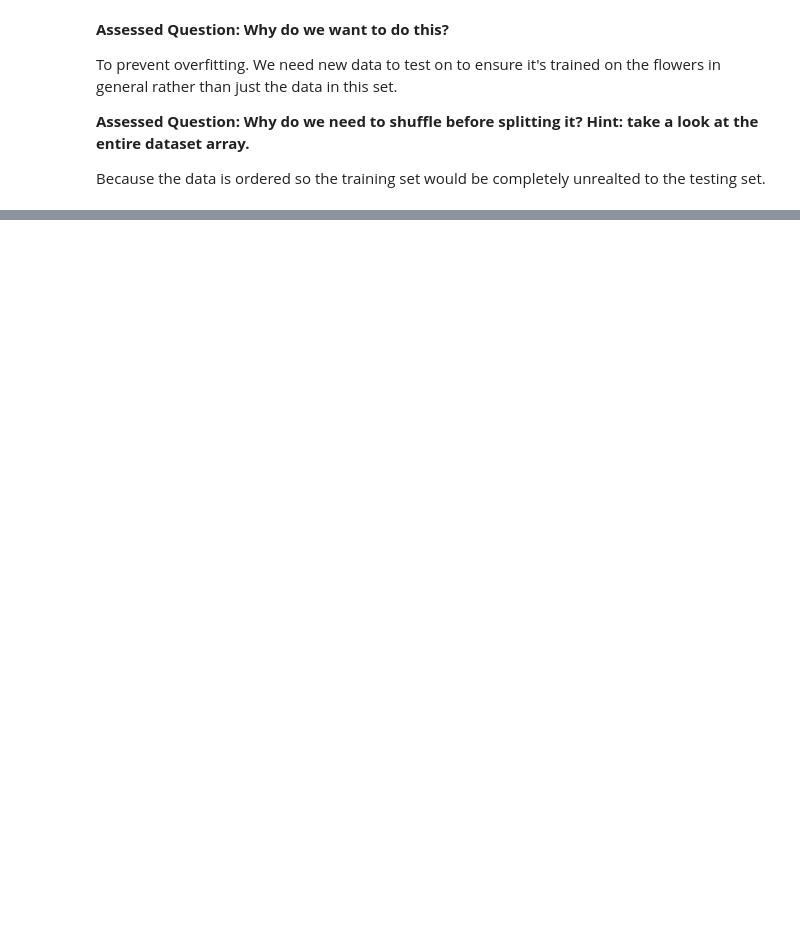
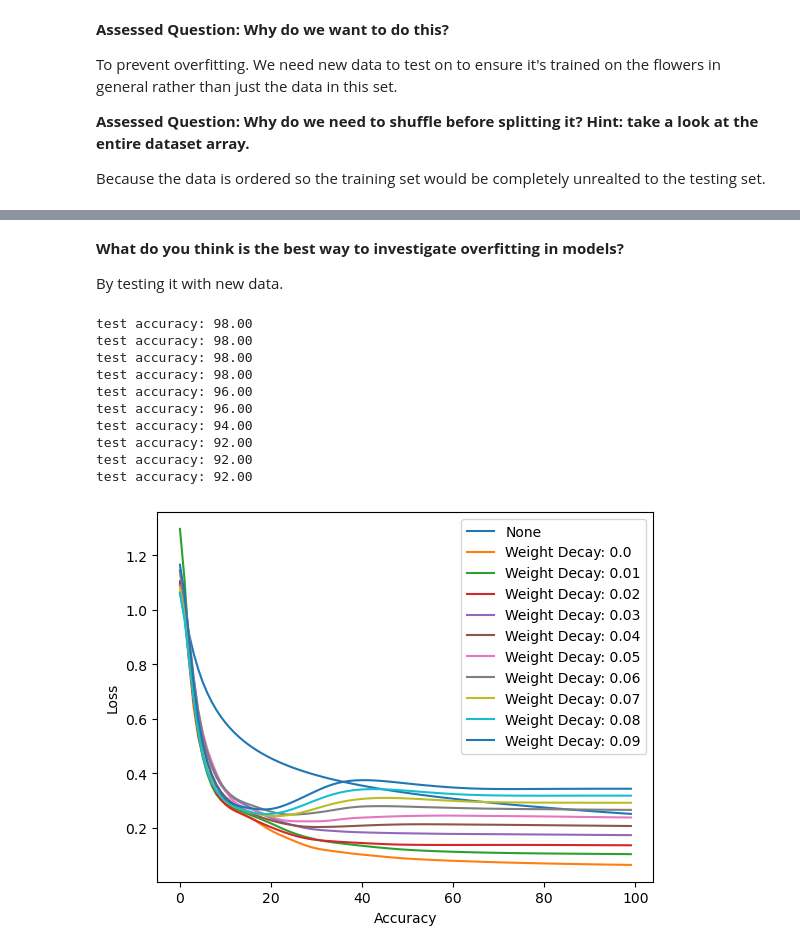
Before and after one commit to br-jack/DeepLearning26, a Jupyter notebook: lab-1-dnns/Lab1.ipynb, the cells around one changed output, grey strips where cells are left out. Drawn from its saved outputs; the diff is of its cells as text; code cells hidden in the pictures; blank space fills up the shorter version.

```diff
--- a/lab-1-dnns/Lab1.ipynb
+++ b/lab-1-dnns/Lab1.ipynb
@@ -191,0 +319,78 @@ up to weight decay
+# %% [markdown]
+**What do you think is the best way to investigate overfitting in models?**
+
+By testing it with new data.
+# %%
+from torch import optim
+import matplotlib.pyplot as plt
+
+
+def train_n_test(lr=0.05, print_loss=True, momentum=0, weight_decay=0):
+    # Define the model to optimze
+    model = MLP(feature_count, hidden_layer_size, class_count)
+
+    # The optimizer we'll use to update the model parameters
+    optimizer = optim.SGD(model.parameters(), lr=0.05, momentum=momentum, weight_decay=weight_decay)
+
+    # Now we define the loss function.
+    criterion = nn.CrossEntropyLoss()
+
+    # Now we iterate over the dataset a number of times. Each iteration of the entire dataset
+    # is called an epoch.
+    loss_values = []
+    for epoch in range(0, 100):
+        # We compute the forward pass of the network
+        logits = model.forward(features['train'])
+        # Then the value of loss function
+        loss = criterion(logits,  labels['train'])
+
+        # How well the network does on the batch is an indication of how well training is
+        # progressing
+        if print_loss:
+            print("epoch: {} train accuracy: {:2.2f}, loss: {:5.5f}".format(
+                epoch,
+                accuracy(logits, labels['train']) * 100,
+                loss.item()
+            ))
+        loss_values.append(loss.item())
+
+        # Now we compute the backward pass, which populates the `.grad` attributes of the parameters
+        loss.backward()
+        # Now we update the model parameters using those gradients
+        optimizer.step()
+        # Now we need to zero out the `.grad` buffers as otherwise on the next backward pass we'll add the
+        # new gradients to the old ones.
+        optimizer.zero_grad()
+
+    # Finally we can test our model on the test set and get an unbiased estimate of its performance.
+    logits = model.forward(features['test'])
+    test_accuracy = accuracy(logits, labels['test']) * 100
+    print("test accuracy: {:2.2f}".format(test_accuracy))
+
+    return loss_values
+
+
+plt.plot([i for i in range(len(loss_vals_before))], loss_vals_before, label="None")
+
+for x in range(0,10,1):
+    weight_decay = x / 100tra Recap Recording
+    loss_values = train_n_test(print_loss=False, lr=0.1, momentum=0.9, weight_decay=(weight_decay))
+    plt.plot([i for i in range(len(loss_values))], loss_values, label="Weight Decay: "+ str(weight_decay))
+
+
+plt.xlabel("Accuracy")
+plt.ylabel("Loss")
+plt.legend()
+plt.show()
+# %% [output]
+test accuracy: 98.00
+test accuracy: 98.00
+test accuracy: 98.00
+test accuracy: 98.00
+test accuracy: 96.00
+test accuracy: 96.00
+test accuracy: 94.00
+test accuracy: 92.00
+test accuracy: 92.00
+test accuracy: 92.00
+[figure, added]
```
Also changed, not shown: parts of 18 cells of this notebook, 2 other files.
